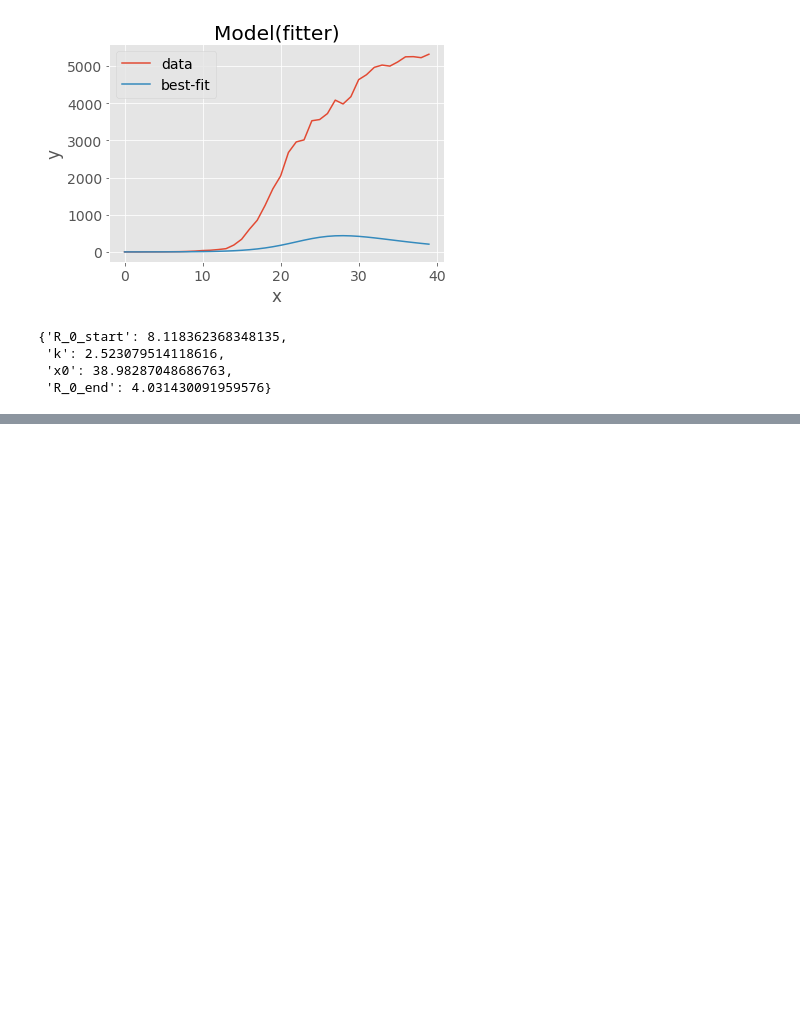
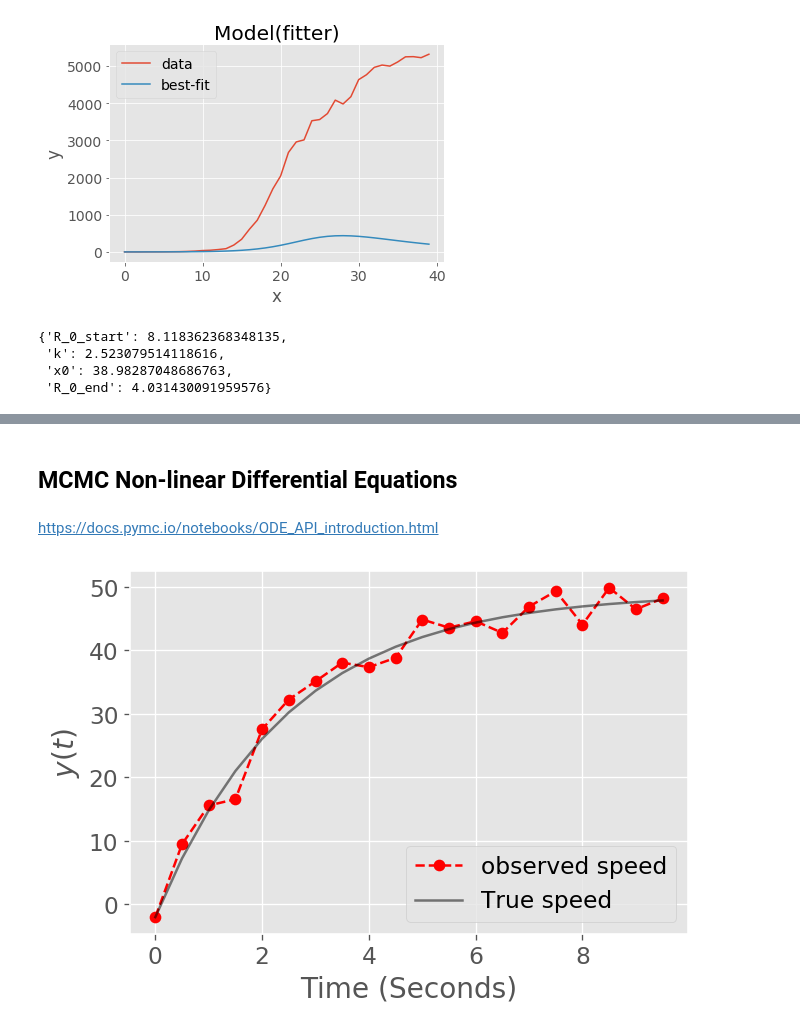
Before and after one commit to AsaKientz/covid-forecasting, a Jupyter notebook: notebooks/Covid-Capstone-III.ipynb, the cells around one changed output, grey strips where cells are left out. Cells and saved outputs as stored; diff of their text form; code cells hidden in the pictures; blank space fills up the shorter version.

```diff
--- a/notebooks/Covid-Capstone-III.ipynb
+++ b/notebooks/Covid-Capstone-III.ipynb
@@ -623,3 +624,29 @@ with basic_model:
 
     # Likelihood (sampling distribution) of observations
     Y_obs = pm.Normal('Y_obs', mu=mu, sigma=sigma, observed=Y)
+# %% [markdown]
+## MCMC Non-linear Differential Equations
+# %% [markdown]
+https://docs.pymc.io/notebooks/ODE_API_introduction.html
+# %%
+# For reproducibility
+np.random.seed(20394)
+
+def freefall(y, t, p):
+    return 2.0*p[1] - p[0]*y[0]
+
+# Times for observation
+times = np.arange(0,10,0.5)
+gamma,g, y0, sigma = 0.4, 9.8, -2, 2
+y = odeint(freefall, t=times, y0=y0, args=tuple([[gamma,g]]))
+yobs = np.random.normal(y,2)
+
+fig, ax = plt.subplots(dpi=120)
+plt.plot(times,yobs, label='observed speed', linestyle='dashed', marker='o', color='red')
+plt.plot(times,y, label='True speed', color='k', alpha=0.5)
+plt.legend()
+plt.xlabel('Time (Seconds)')
+plt.ylabel(r'$y(t)$');
+plt.show()
+# %% [output]
+[figure, added]
```
Also changed, not shown: parts of 9 cells of this notebook.
